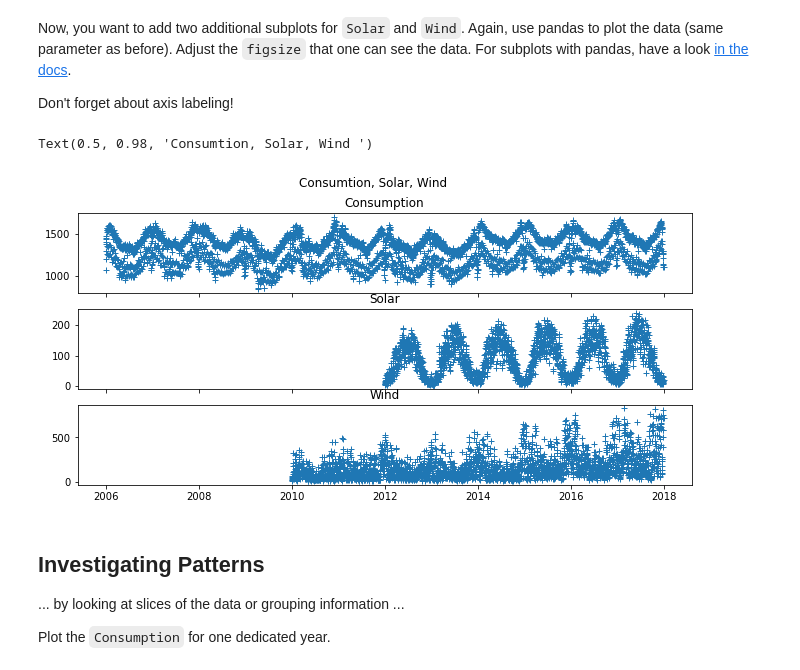
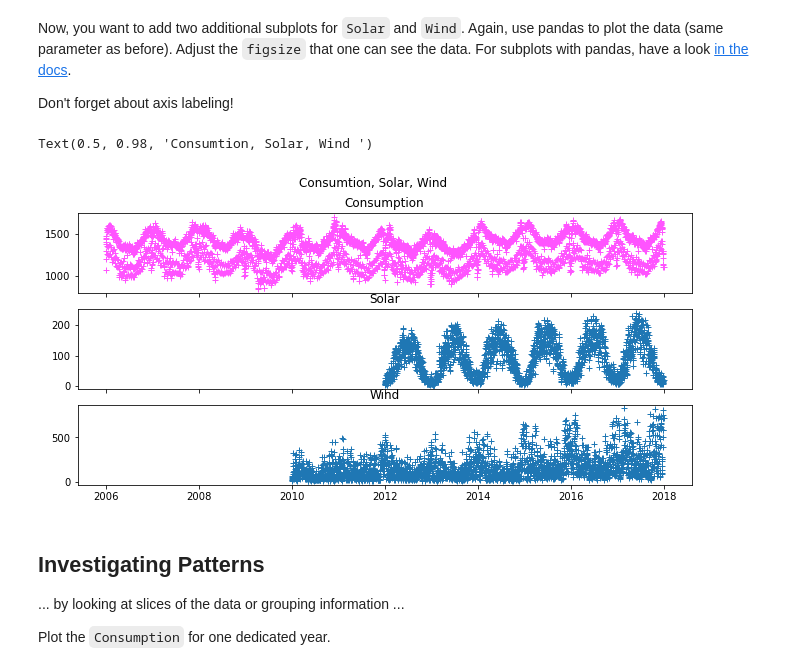
Before and after one commit to s-naegele/Data-Analysis, a Jupyter notebook: Lab/04_TimeseriesData_neu.ipynb, the cells around one changed output. Saved outputs shown, nothing was run; the diff lists cells and outputs as text; code cells hidden in the pictures.

```diff
--- a/Lab/04_TimeseriesData_neu.ipynb
+++ b/Lab/04_TimeseriesData_neu.ipynb
@@ -213,20 +213,20 @@ Don't forget about axis labeling!
 # %%
 # YOUR CODE HERE
 # cols = ['Consumption', 'Solar', 'Wind']
 # axes = df[cols].plot(marker='.', linestyle='None', figsize=(11, 9), subplots=True)
 # for ax in axes:
 #     ax.set_ylabel('Daily Totals (GWh)')
 fig, ax = plt.subplots(figsize =(11,5),nrows=3, sharex=True)
-ax[0].plot(df.index,df['Consumption'], linestyle='None', marker='+',linewidth=.5)
+ax[0].plot(df.index,df['Consumption'], linestyle='None', marker='+',linewidth=.5, color='#ff54ff')
 ax[0].set_title("Consumption")
 ax[1].plot(df.index,df['Solar'], linestyle='None', marker='+',linewidth=.5)
 ax[1].set_title("Solar")
 ax[2].plot(df.index,df['Wind'], linestyle='None', marker='+',linewidth=.5)
 ax[2].set_title("Wind")
 fig.suptitle("Consumtion, Solar, Wind ")
 # %% [output]
 Text(0.5, 0.98, 'Consumtion, Solar, Wind ')
-[figure, old version]
+[figure, new version]
 # %% [markdown]
 ## Investigating Patterns
 ... by looking at slices of the data or grouping information ...
```
Also changed, not shown: parts of 1 cell of this notebook, 2 other files.
